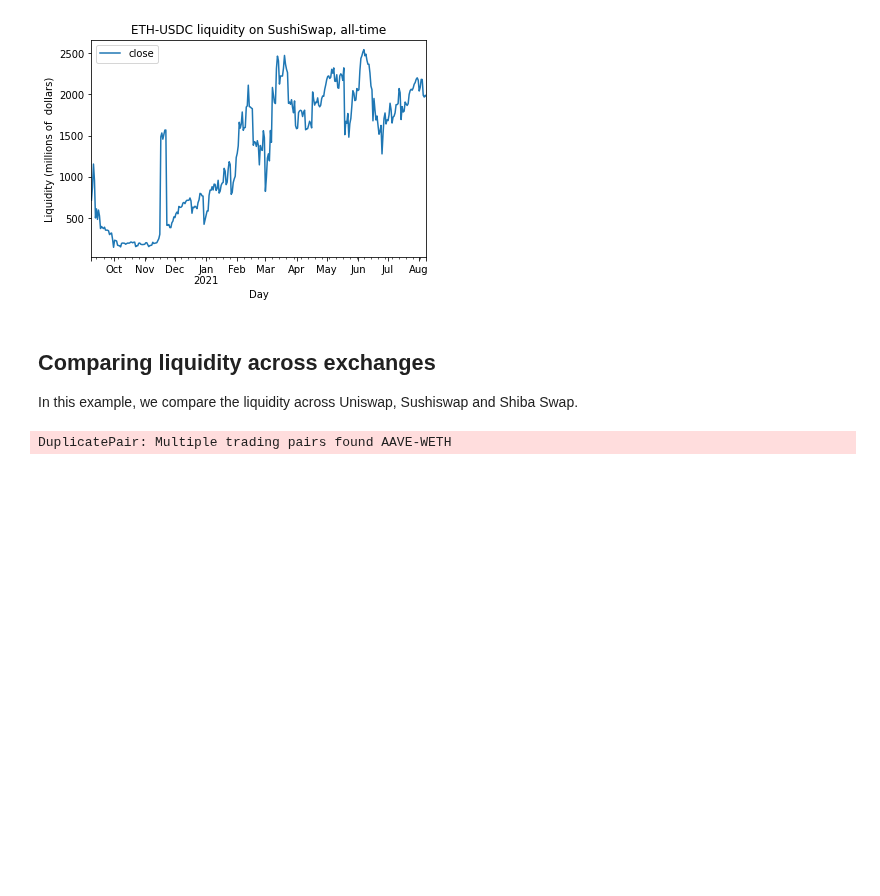
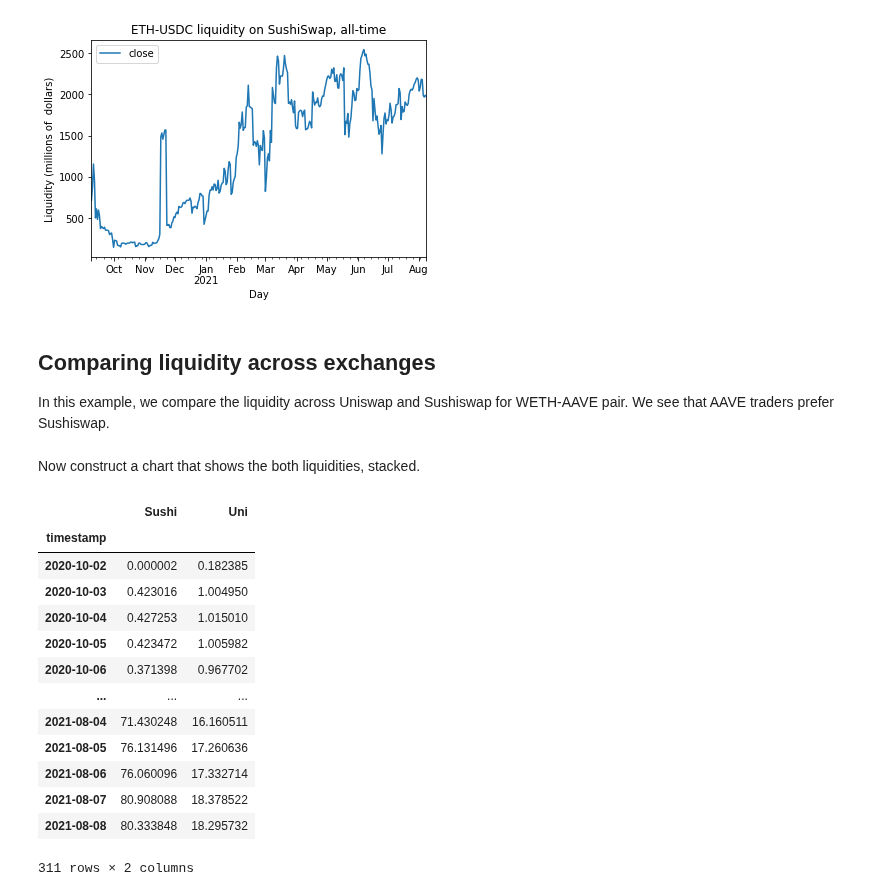
Before and after one commit to tradingstrategy-ai/trading-strategy, a Jupyter notebook: docs/source/examples/liquidity-analysis.ipynb, the cells around one changed output. Cells and saved outputs as stored; diff of their text form; code cells hidden in the pictures; blank space fills up the shorter version.

```diff
--- a/docs/source/examples/liquidity-analysis.ipynb
+++ b/docs/source/examples/liquidity-analysis.ipynb
@@ -154,8 +156,10 @@ axes_subplot
 # %% [markdown]
 ## Comparing liquidity across exchanges
 
-In this example, we compare the liquidity across Uniswap, Sushiswap and Shiba Swap.
+In this example, we compare the liquidity across Uniswap and Sushiswap for WETH-AAVE pair. We see that AAVE traders prefer Sushiswap.
 # %%
+import pandas as pd
+
 uniswap_v2 = exchange_universe.get_by_name_and_chain(ChainId.ethereum, "uniswap v2")
 
 sushi_swap = exchange_universe.get_by_name_and_chain(ChainId.ethereum, "sushiswap")
@@ -165,12 +169,39 @@ pair1: DEXPair = pair_universe.get_one_pair_from_pandas_universe(
     "AAVE",
     "WETH")
 
+# Uniswap has fake listings for AAVE-WETH,
+# so work around this
 pair2: DEXPair = pair_universe.get_one_pair_from_pandas_universe(
     uniswap_v2.exchange_id,
     "AAVE",
-    "WETH")
+    "WETH",
+    pick_by_highest_vol=True)
 
 liq1 = liquidity_universe.get_liquidity_by_pair(pair1.pair_id)
 liq2 = liquidity_universe.get_liquidity_by_pair(pair2.pair_id)
-# %% [output]
-DuplicatePair: Multiple trading pairs found AAVE-WETH
+# %% [markdown]
+Now construct a chart that shows the both liquidities, stacked.
+# %%
+
+sushi = liq1[["close"]] / 1_000_000
+uni = liq2[["close"]] / 1_000_000
+
+df = pd.merge_ordered(sushi, uni, fill_method="ffill", on="timestamp")
+df = df.set_index("timestamp")
+df = df.rename(columns={"close_x": "Sushi", "close_y": "Uni"})
+df
+# %% [output]
+|  | Sushi | Uni |
+| timestamp |  |  |
+| 2020-10-02 | 0.000002 | 0.182385 |
+| 2020-10-03 | 0.423016 | 1.004950 |
+| 2020-10-04 | 0.427253 | 1.015010 |
+| 2020-10-05 | 0.423472 | 1.005982 |
+| 2020-10-06 | 0.371398 | 0.967702 |
+| ... | ... | ... |
+| 2021-08-04 | 71.430248 | 16.160511 |
+| 2021-08-05 | 76.131496 | 17.260636 |
+| 2021-08-06 | 76.060096 | 17.332714 |
+| 2021-08-07 | 80.908088 | 18.378522 |
+| 2021-08-08 | 80.333848 | 18.295732 |
+311 rows × 2 columns
```
Also changed, not shown: parts of 2 cells of this notebook, 1 other file.
